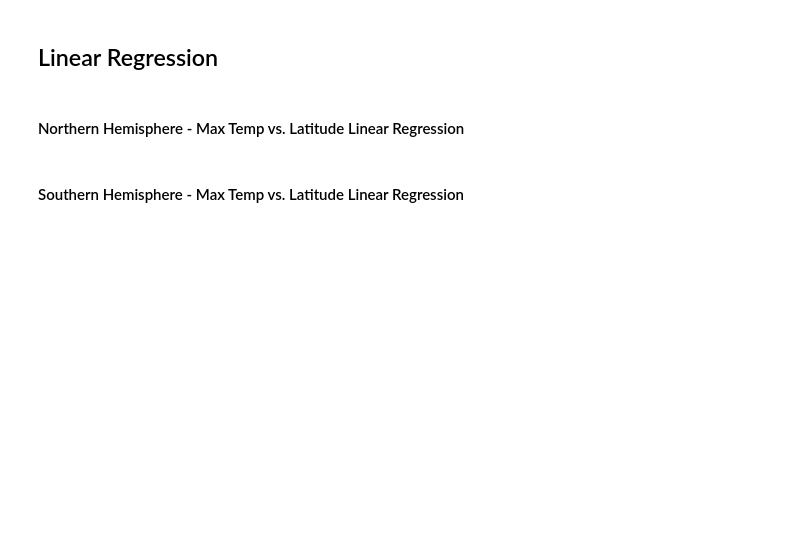
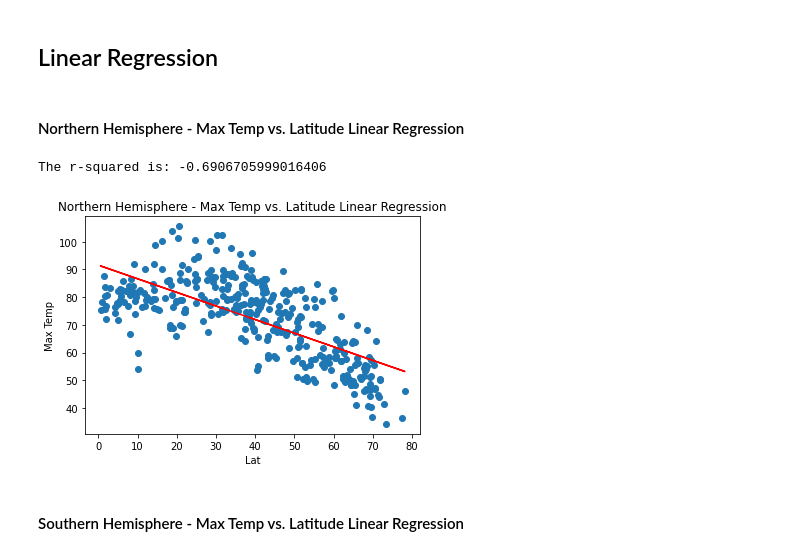
Before and after one commit to Ramyals-web/Python-API-Challenges, a Jupyter notebook: starter_code/WeatherPy.ipynb, the cells around one changed output. Cells and saved outputs as stored; diff of their text form; code cells hidden in the pictures; blank space fills up the shorter version.

```diff
--- a/starter_code/WeatherPy.ipynb
+++ b/starter_code/WeatherPy.ipynb
@@ -235,6 +236,46 @@ plt.show()
 # %% [markdown]
 ## Linear Regression
+# %%
+northern_hemisphere = city_data_df.loc[city_data_df["Lat"] >= 0]
+southern_hemisphere = city_data_df.loc[city_data_df["Lat"] < 0]
+
+# Define function for creating linear agression and scatter plot
+def linear_agression(x,y):
+    print(f"The r-squared is : {round(stats.pearsonr(x, y)[0],2)}")
+    (slope, intercept, rvalue, pvalue, stderr) = linregress(x, y)
+    regress_values = x * slope + intercept
+    line_eq = "y = " + str(round(slope,2)) + "x + " + str(round(intercept,2))
+    plt.scatter(x, y)
+    plt.plot(x,regress_values,"r-")
+    return line_eq
+
+# Define a fuction for annotating
+def annotate(line_eq, a, b):
+    plt.annotate(line_eq,(a,b),fontsize=15,color="red")
 # %% [markdown]
 ####  Northern Hemisphere - Max Temp vs. Latitude Linear Regression
+# %%
+def plotLinearRegression(x_data,y_data,x_lr,y_lr,lblpos,ifig):
+    (slope, intercept, rvalue, pvalue, stderr) = linregress(x_data, y_data)
+    print(f"The r-squared is: {rvalue}")
+    regress_values = x_data * slope + intercept
+    line_eq = "y = " + str(round(slope,2)) + "x + " + str(round(intercept,2))
+
+    plt.scatter(x_data,y_data)
+    plt.plot(x_data,regress_values,"r-")
+    plt.annotate(line_eq,lblpos,fontsize=15,color="red")
+    plt.xlabel(x_lr)
+    plt.ylabel(y_lr)
+    plt.title("Northern Hemisphere - Max Temp vs. Latitude Linear Regression")
+    plt.savefig(f"../Output/fig{ifig}.png")
+    plt.show()
+
+x_lr = "Lat"
+y_lr = "Max Temp"
+lblpos = (0,25)
+plotLinearRegression(northern_hemisphere[x_lr],northern_hemisphere[y_lr],x_lr,y_lr,lblpos,5)
+# %% [output]
+The r-squared is: -0.6906705999016406
+[figure, added]
 # %% [markdown]
 ####  Southern Hemisphere - Max Temp vs. Latitude Linear Regression
```
Also changed, not shown: parts of 18 cells of this notebook, 8 other files.
